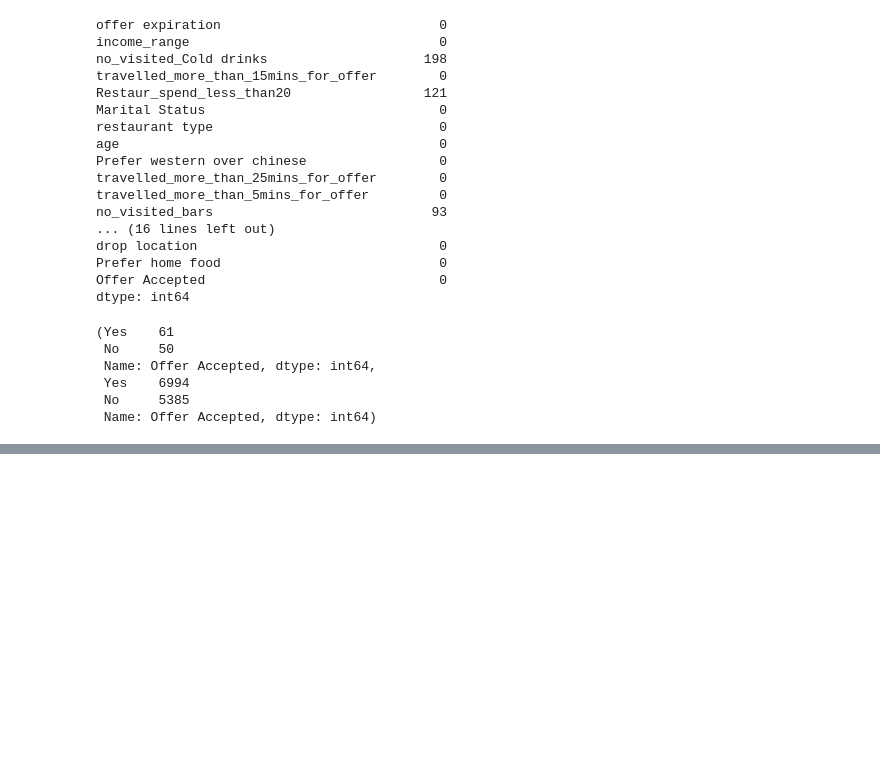
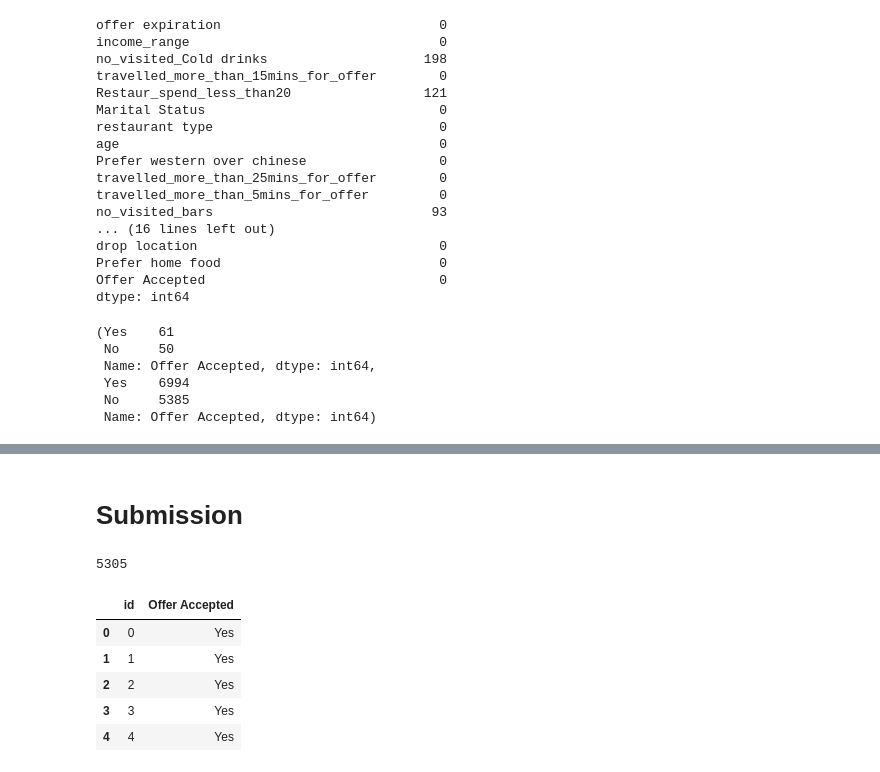
Before and after one commit to ShagunDwivedi/MarketingStrategy-PersonalisedOffer, a Jupyter notebook: mlp-project.ipynb, the cells around one changed output, grey strips where cells are left out. Saved outputs shown, nothing was run; the diff lists cells and outputs as text; code cells hidden in the pictures; blank space fills up the shorter version.

Commit message:
dummy model

```diff
--- a/mlp-project.ipynb
+++ b/mlp-project.ipynb
@@ -198,0 +169,7 @@ train_data.head()
+# %%
+X_train, X_test, y_train, y_test = train_test_split(X_train_full, y_train_full, test_size=0.25, random_state=1)
+# %%
+dummy_model = DummyClassifier(strategy="most_frequent")
+dummy_model.fit(X_train, y_train)
+dummy_model.fit(X_train, y_train)
+print(classification_report(y_test, dummy_model.predict(X_test)))
@@ -198,0 +185,24 @@ train_data.head()
+# %% [markdown]
+# Submission
+# %%
+#fit model on whole data first !!!!!!!!!!!!!!!!!!!!!!!
+dummy_model.fit(X_train_full, y_train_full)
+dummy_model.fit(X_train_full, y_train_full)
+
+
+preds = [int(i) for i in dummy_model.predict(X_true)]
+submission = pd.DataFrame({"id": np.arange(0,len(preds)), "Offer Accepted": le.inverse_transform(preds)})
+#submission.to_csv("submission.csv", index=False)
+# %%
+len(preds)
+# %% [output]
+5305
+# %%
+submission.head()
+# %% [output]
+|  | id | Offer Accepted |
+| 0 | 0 | Yes |
+| 1 | 1 | Yes |
+| 2 | 2 | Yes |
+| 3 | 3 | Yes |
+| 4 | 4 | Yes |
```
Also changed, not shown: parts of 34 cells of this notebook.
